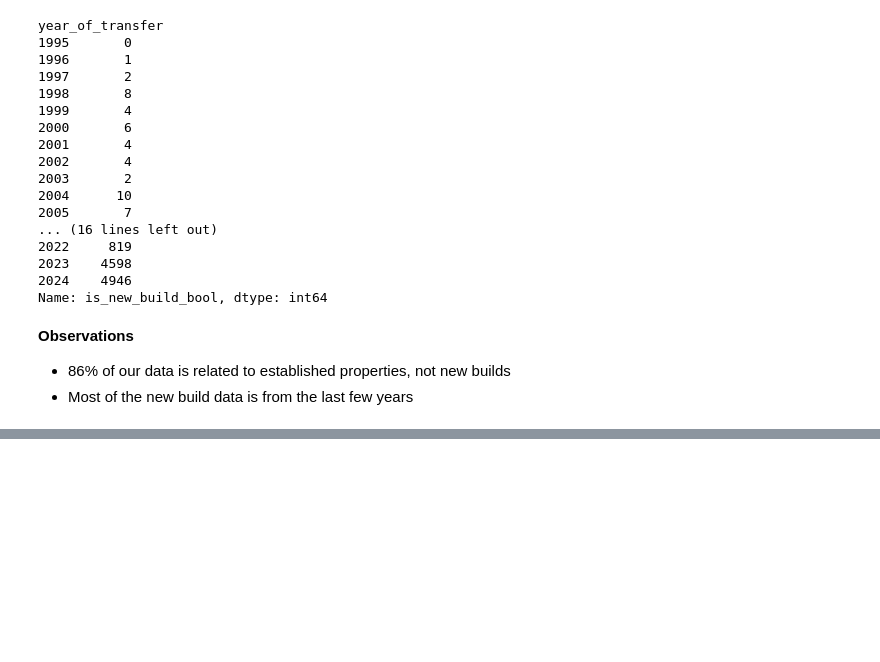
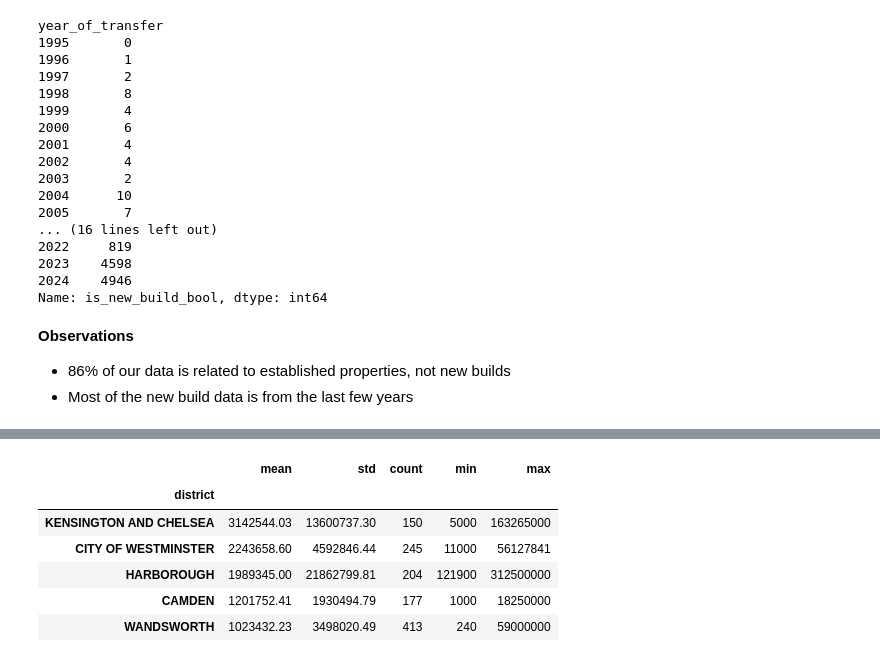
Before and after one commit to alibstill/housing, a Jupyter notebook: 00_analysis/00_price_paid.ipynb, the cells around one changed output, grey strips where cells are left out. Drawn from its saved outputs; the diff is of its cells as text; code cells hidden in the pictures; blank space fills up the shorter version.

```diff
--- a/00_analysis/00_price_paid.ipynb
+++ b/00_analysis/00_price_paid.ipynb
@@ -396,0 +692,12 @@ Name: is_new_build_bool, dtype: int64
+# %%
+df_price_by_district = df.groupby("district")["price"].agg(["mean", "std", "count", "min", "max"]).sort_values(by="mean", ascending=False)
+
+df_price_by_district.head()
+# %% [output]
+|  | mean | std | count | min | max |
+| district |  |  |  |  |  |
+| KENSINGTON AND CHELSEA | 3142544.03 | 13600737.30 | 150 | 5000 | 163265000 |
+| CITY OF WESTMINSTER | 2243658.60 | 4592846.44 | 245 | 11000 | 56127841 |
+| HARBOROUGH | 1989345.00 | 21862799.81 | 204 | 121900 | 312500000 |
+| CAMDEN | 1201752.41 | 1930494.79 | 177 | 1000 | 18250000 |
+| WANDSWORTH | 1023432.23 | 3498020.49 | 413 | 240 | 59000000 |
```
Also changed, not shown: parts of 47 cells of this notebook.
